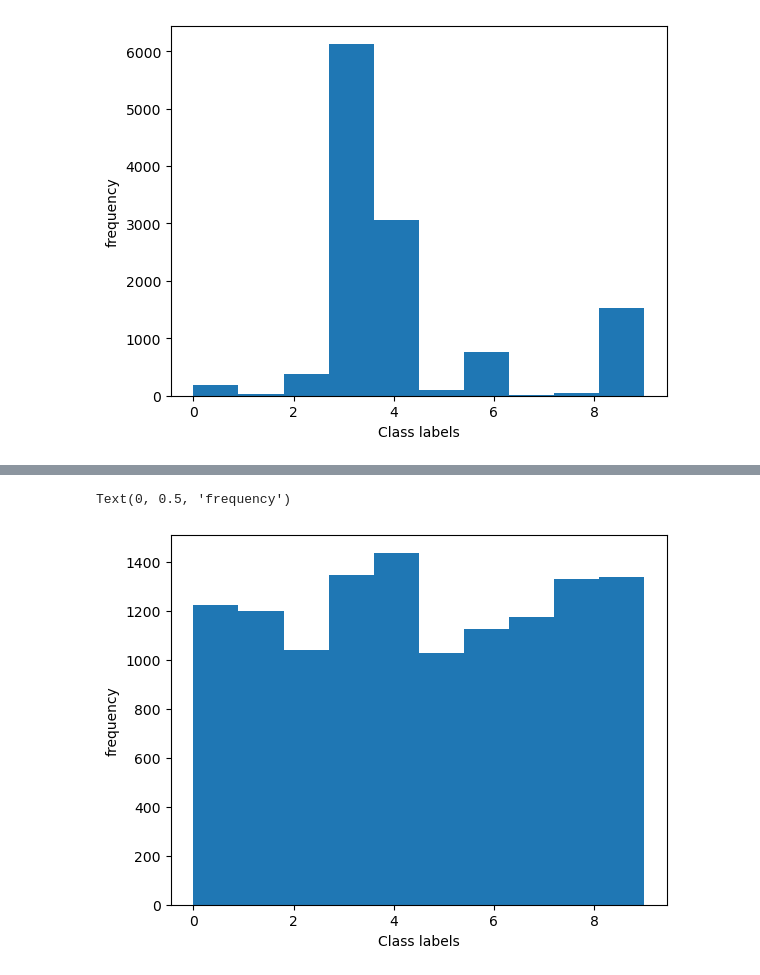
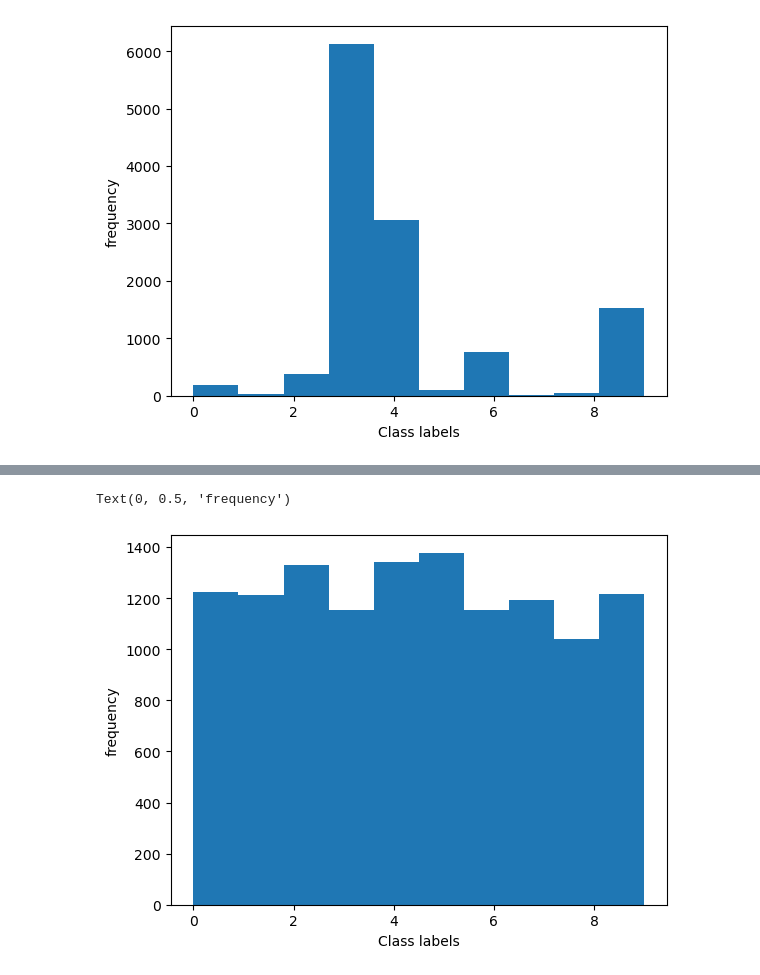
Before and after one commit to mangesh-sakordekar/Anomaly-Detection, a Jupyter notebook: Assignments/Assignment 02/CSC730_Assignment2.ipynb, the cells around one changed output, grey strips where cells are left out. Cells and saved outputs as stored; diff of their text form; code cells hidden in the pictures.

```diff
--- a/Assignments/Assignment 02/CSC730_Assignment2.ipynb
+++ b/Assignments/Assignment 02/CSC730_Assignment2.ipynb
@@ -40,15 +57,21 @@ def fuzzy_c_means(data, num_clusters, fuzziness, max_iter=100, tolerance=1e-4):
 
         # Calculate distances between data points and cluster centers
         distances = np.linalg.norm(data[:, np.newaxis] - cluster_centers.T, axis=2)
-        #print(distances.shape)
+
         # Update membership matrix
-        new_membership_matrix = 1 / np.sum((distances[:, :, np.newaxis] / distances[:, np.newaxis, :])**(2/(fuzziness-1)), axis=2)
-        #new_membership_matrix = 1 / new_membership_matrix
+        new_membership_matrix = 1 / np.sum((distances[:, :, np.newaxis] /
+                                            distances[:, np.newaxis, :])**(2/(fuzziness-1)), axis=2)
+
         new_membership_matrix /= np.sum(new_membership_matrix, axis=1, keepdims=True)
 
+        # Calculate the change in the objective function value
+        obj_function_value = calculate_objective_function(data, cluster_centers, membership_matrix, fuzziness)
+        new_obj_function_value = calculate_objective_function(data, cluster_centers, new_membership_matrix, fuzziness)
+        obj_function_change = abs(new_obj_function_value - obj_function_value)
+
         # Check for convergence
-        #if np.linalg.norm(new_membership_matrix - membership_matrix) < tolerance:
-        #    break
+        if obj_function_change < tolerance:
+            break
 
         membership_matrix = new_membership_matrix
 
@@ -56,5 +81,8 @@ def fuzzy_c_means(data, num_clusters, fuzziness, max_iter=100, tolerance=1e-4):
+# %%
+# normalize - scales pixel values to a range of 0 to 1
+X_norm = X/255.0
 # %%
-data = X
+data = X_norm
 num_clusters = 10
 fuzziness = 1.1 # a parameter controlling the degree of fuzziness (usually set between 1.1 and 2)
-centers, membership = fuzzy_c_means(data, num_clusters, fuzziness, 1000)
+centers, membership = fuzzy_c_means(data, num_clusters, fuzziness)
@@ -65,2 +89,2 @@ centers[:, 1].shape
 # %%
-clusters = np.argmax(membership, axis=1)
+clusters_784 = np.argmax(membership, axis=1)
@@ -82,10 +91,10 @@ array([[  18,    8,    0,    4,    0,   11,   19,  105,    0,   26],
 # %%
-plt.hist(clusters)
+plt.hist(clusters_784)
 plt.xlabel('Class labels')
 plt.ylabel('frequency')
 # %% [output]
 Text(0, 0.5, 'frequency')
-[figure, old version]
+[figure, new version]
 # %%
 fig, axs = plt.subplots(1,10,figsize=(14,7))
 for i in range(10):
```
Also changed, not shown: parts of 34 cells of this notebook, 4 other files.
